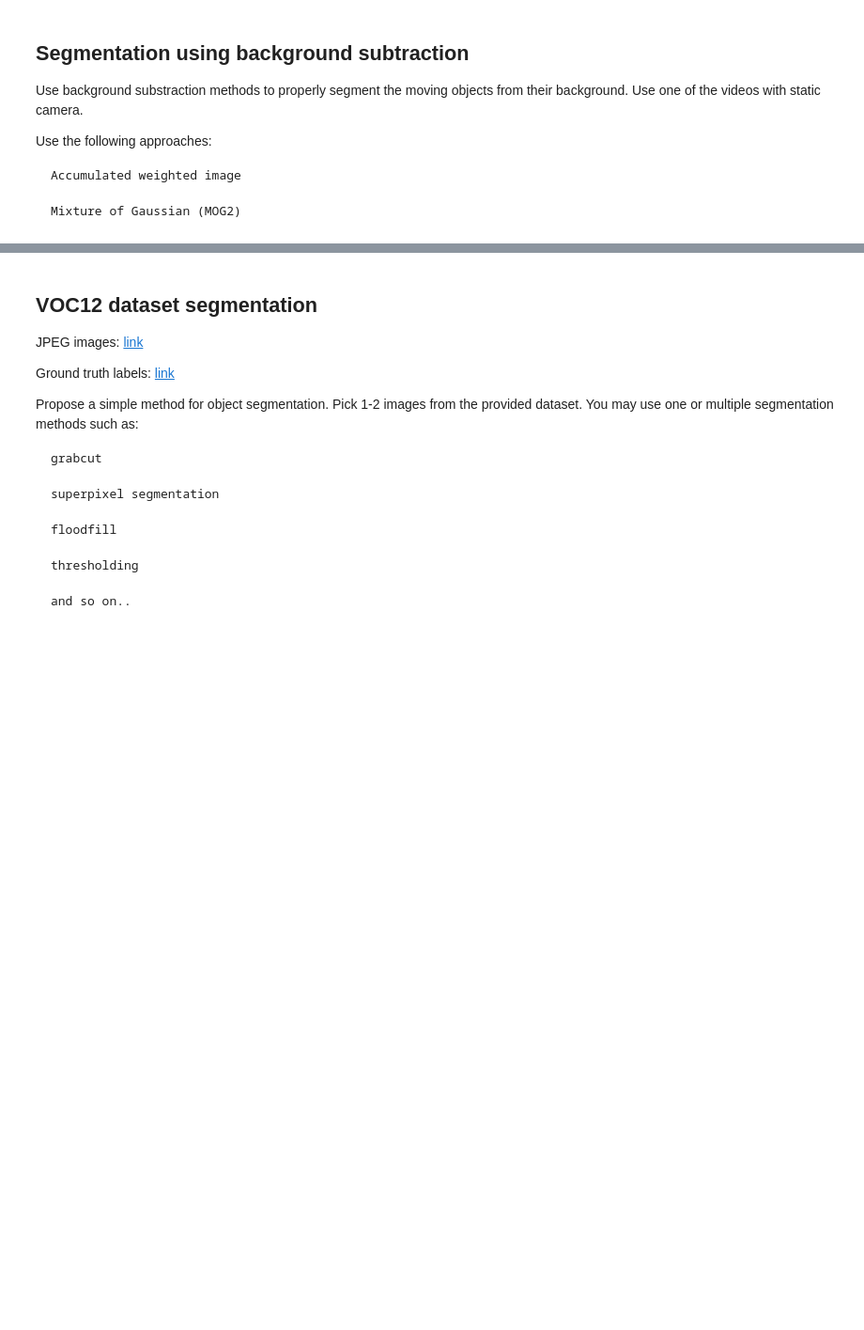
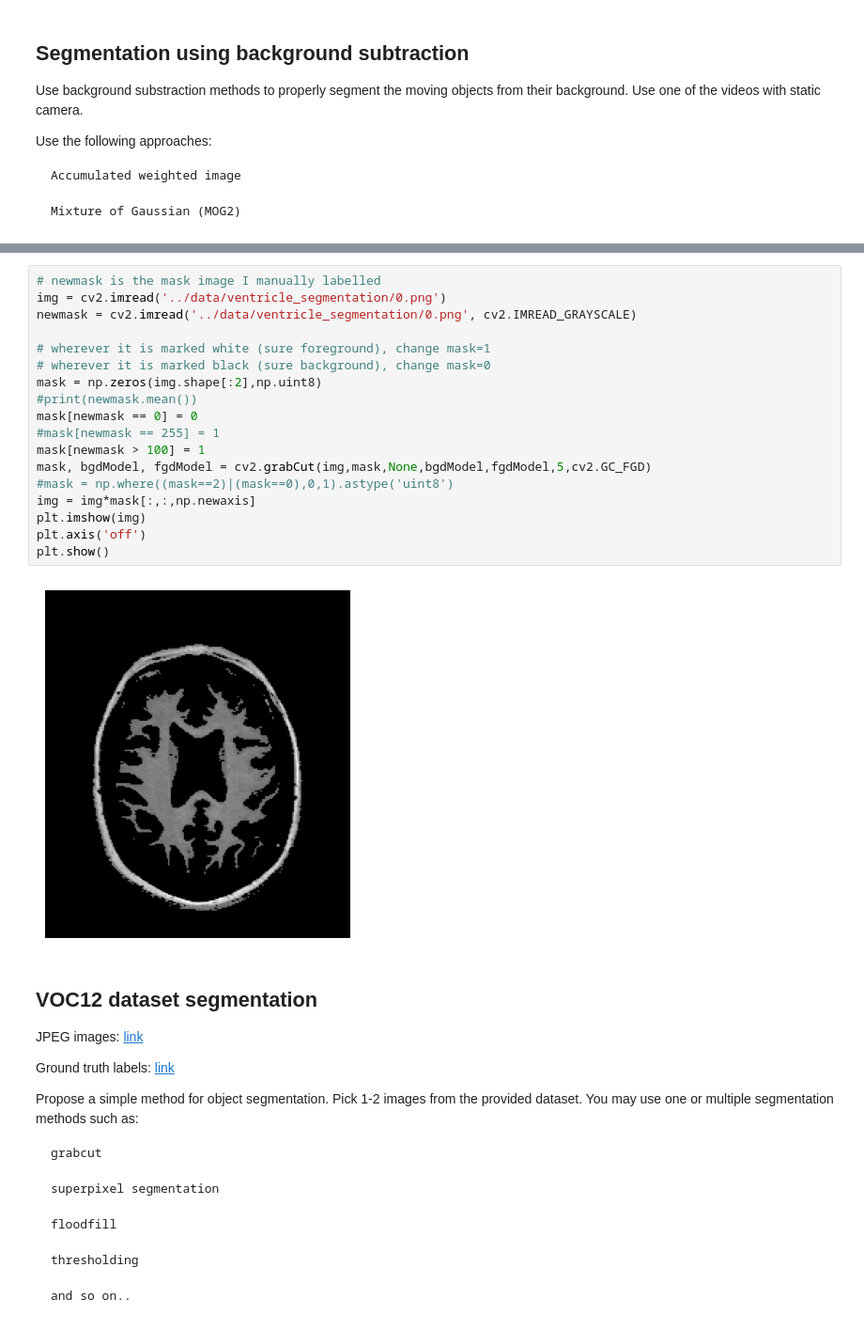
Before and after one commit to Matovic/optical-flow-motion-tracking-segmentation, a Jupyter notebook: src/zadanie3.ipynb, the cells around one changed output, grey strips where cells are left out. Shown at 94% size. Saved outputs shown, nothing was run; the diff lists cells and outputs as text; blank space fills up the shorter version.

```diff
--- a/src/zadanie3.ipynb
+++ b/src/zadanie3.ipynb
@@ -340,3 +457,23 @@ An example of GrabCut algorithm: link (note: This example uses a defined rectang
+# %%
+# newmask is the mask image I manually labelled
+img = cv2.imread('../data/ventricle_segmentation/0.png')
+newmask = cv2.imread('../data/ventricle_segmentation/0.png', cv2.IMREAD_GRAYSCALE)
+
+# wherever it is marked white (sure foreground), change mask=1
+# wherever it is marked black (sure background), change mask=0
+mask = np.zeros(img.shape[:2],np.uint8)
+#print(newmask.mean())
+mask[newmask == 0] = 0
+#mask[newmask == 255] = 1
+mask[newmask > 100] = 1
+mask, bgdModel, fgdModel = cv2.grabCut(img,mask,None,bgdModel,fgdModel,5,cv2.GC_FGD)
+#mask = np.where((mask==2)|(mask==0),0,1).astype('uint8')
+img = img*mask[:,:,np.newaxis]
+plt.imshow(img)
+plt.axis('off')
+plt.show()
+# %% [output]
+[figure, added]
 # %% [markdown]
 ## VOC12 dataset segmentation
 
```
Also changed, not shown: parts of 13 cells of this notebook.
